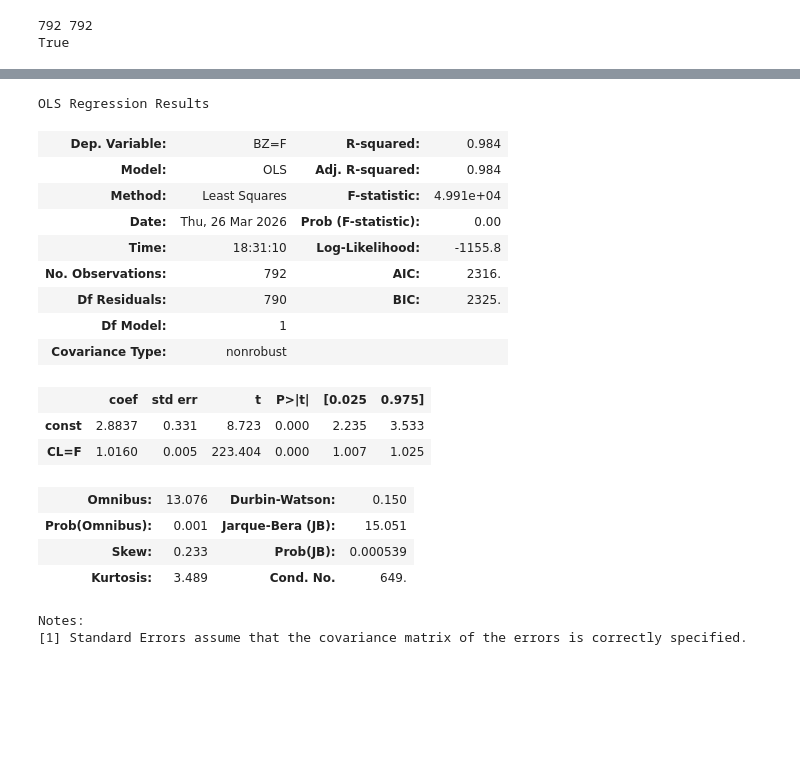
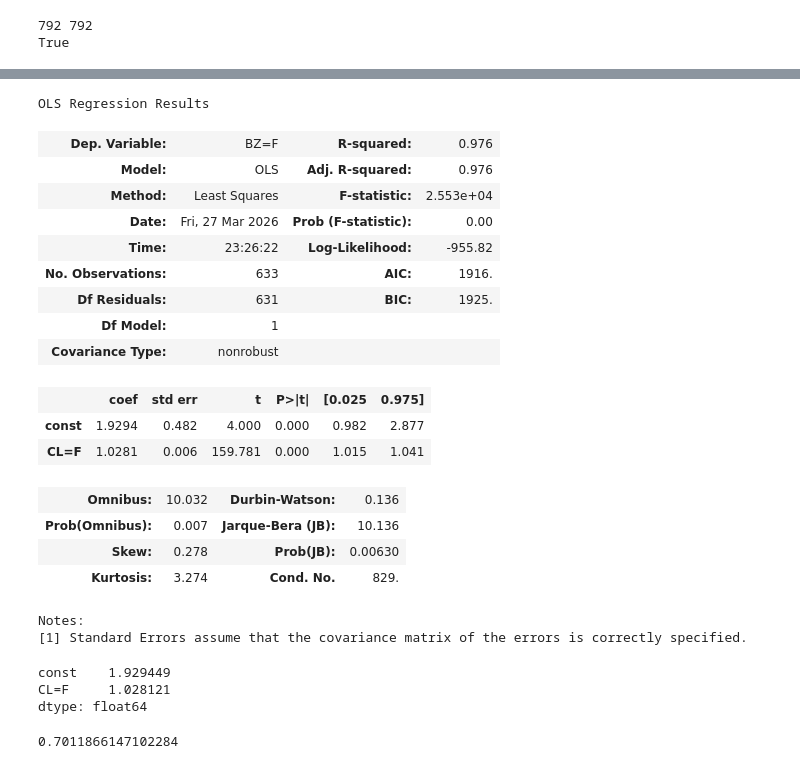
Before and after one commit to ptr-enjoyer/derivative-pricing, a Jupyter notebook: notebooks/stat_arb.ipynb, the cells around one changed output, grey strips where cells are left out. Saved outputs shown, nothing was run; the diff lists cells and outputs as text; code cells hidden in the pictures; blank space fills up the shorter version.

```diff
--- a/notebooks/stat_arb.ipynb
+++ b/notebooks/stat_arb.ipynb
@@ -102,6 +102,7 @@ Count only in WTI: 0
 Only in Brent: [Timestamp('2023-11-23 00:00:00')]
 Count only in Brent: 1
 # %%
+from sklearn.model_selection import train_test_split
 common_dates = df_wti.index.intersection(df_brent.index)
 
 df_wti = df_wti.loc[common_dates].sort_index()
@@ -109,9 +110,9 @@ df_brent = df_brent.loc[common_dates].sort_index()
 
 print(len(df_wti), len(df_brent))
 print((df_wti.index == df_brent.index).all())
-
 x_w = df_wti.Close
 x_b = df_brent.Close
+X_train_w, X_test_w, y_train_b, y_test_b = train_test_split(x_w, x_b, test_size=0.2, train_size=0.8, shuffle=False)
 # %% [output]
 792 792
 True
@@ -128,28 +129,42 @@ plt.scatter(x_w, x_b, marker='x')
 # %%
 from statsmodels.api import add_constant
-X = add_constant(x_w)
-model = OLS(x_b, X)
+X_train_w = add_constant(X_train_w)
+model = OLS(y_train_b, X_train_w)
 model_fit = model.fit()
 model_fit.summary()
-
-params =
 # %% [output]
 OLS Regression Results
-| Dep. Variable: | BZ=F | R-squared: | 0.984 |
-| Model: | OLS | Adj. R-squared: | 0.984 |
-| Method: | Least Squares | F-statistic: | 4.991e+04 |
-| Date: | Thu, 26 Mar 2026 | Prob (F-statistic): | 0.00 |
-| Time: | 18:31:10 | Log-Likelihood: | -1155.8 |
-| No. Observations: | 792 | AIC: | 2316. |
-| Df Residuals: | 790 | BIC: | 2325. |
+| Dep. Variable: | BZ=F | R-squared: | 0.976 |
+| Model: | OLS | Adj. R-squared: | 0.976 |
+| Method: | Least Squares | F-statistic: | 2.553e+04 |
+| Date: | Fri, 27 Mar 2026 | Prob (F-statistic): | 0.00 |
+| Time: | 23:26:22 | Log-Likelihood: | -955.82 |
+| No. Observations: | 633 | AIC: | 1916. |
+| Df Residuals: | 631 | BIC: | 1925. |
 | Df Model: | 1 |  |  |
 | Covariance Type: | nonrobust |  |  |
 |  | coef | std err | t | P>|t| | [0.025 | 0.975] |
-| const | 2.8837 | 0.331 | 8.723 | 0.000 | 2.235 | 3.533 |
-| CL=F | 1.0160 | 0.005 | 223.404 | 0.000 | 1.007 | 1.025 |
+| const | 1.9294 | 0.482 | 4.000 | 0.000 | 0.982 | 2.877 |
+| CL=F | 1.0281 | 0.006 | 159.781 | 0.000 | 1.015 | 1.041 |
-| Omnibus: | 13.076 | Durbin-Watson: | 0.150 |
-| Prob(Omnibus): | 0.001 | Jarque-Bera (JB): | 15.051 |
-| Skew: | 0.233 | Prob(JB): | 0.000539 |
-| Kurtosis: | 3.489 | Cond. No. | 649. |
+| Omnibus: | 10.032 | Durbin-Watson: | 0.136 |
+| Prob(Omnibus): | 0.007 | Jarque-Bera (JB): | 10.136 |
+| Skew: | 0.278 | Prob(JB): | 0.00630 |
+| Kurtosis: | 3.274 | Cond. No. | 829. |
 Notes:
 [1] Standard Errors assume that the covariance matrix of the errors is correctly specified.
+# %%
+params = model_fit.params
+print(params)
+# %% [output]
+const    1.929449
+CL=F     1.028121
+dtype: float64
+# %%
+from sklearn.metrics import mean_squared_error
+X_test_w = add_constant(X_test_w)
+y_pred_b = model_fit.predict(X_test_w)
+
+mse = mean_squared_error(y_pred_b, y_test_b)
+print(mse)
+# %% [output]
+0.7011866147102284
```
Also changed, not shown: parts of 2 cells of this notebook.
